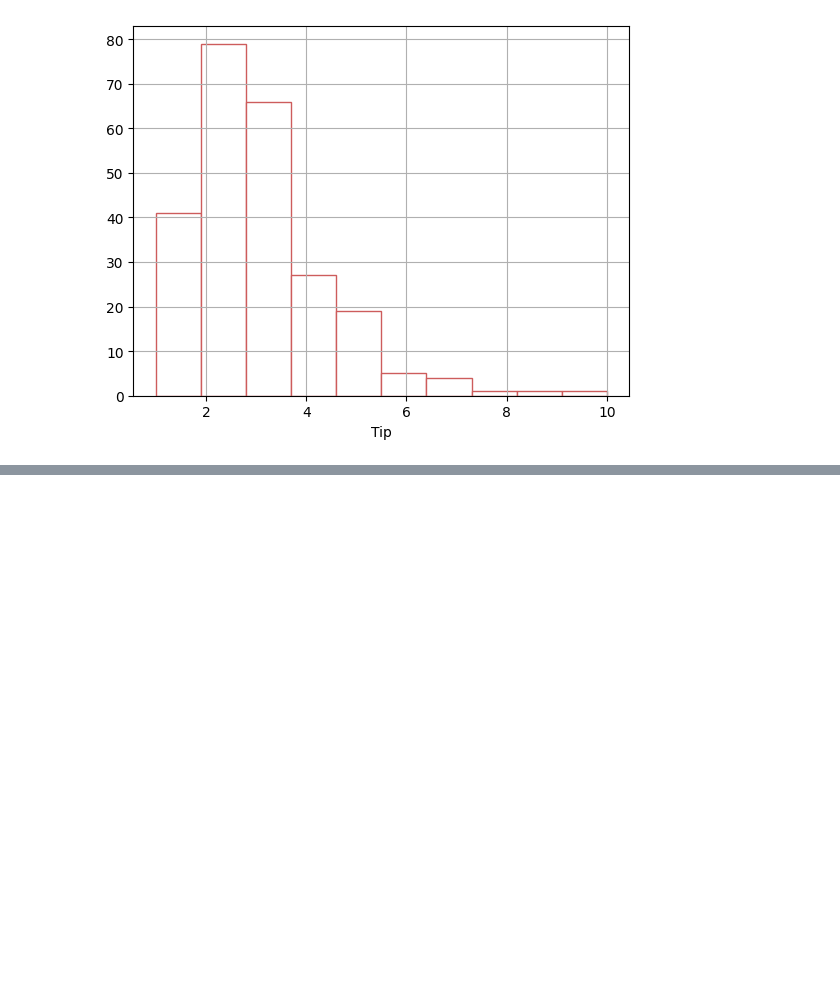
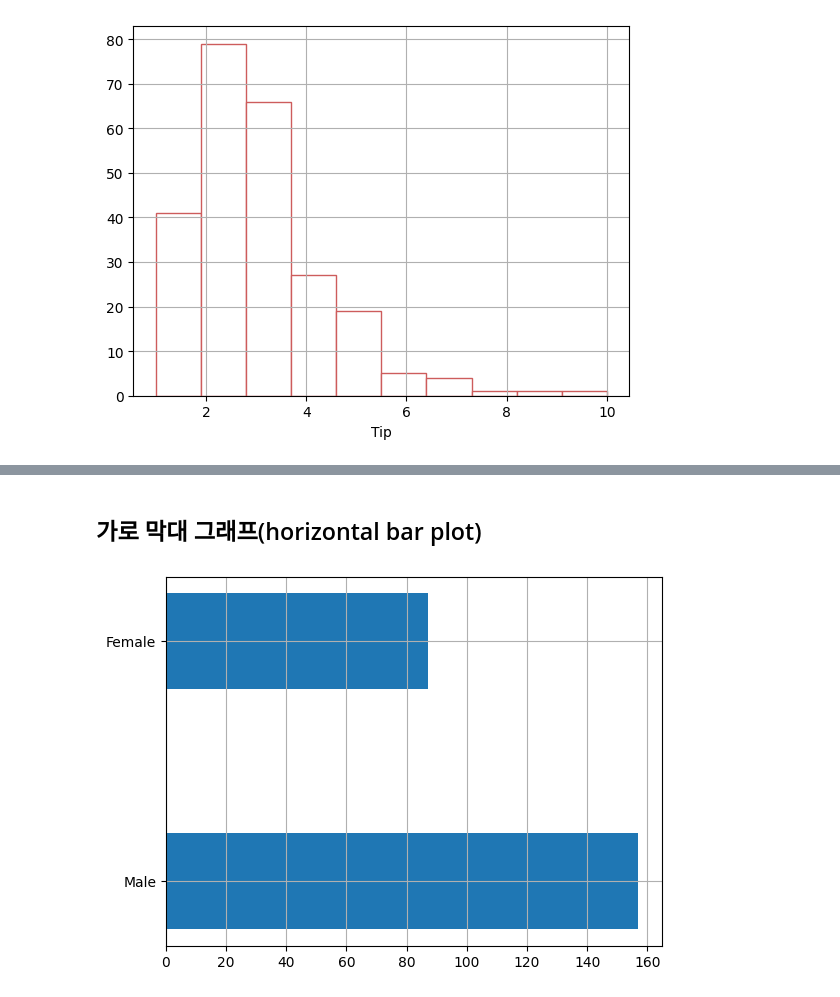
Before and after one commit to JakeOh/202504_itwill_oracle88, a Jupyter notebook: python20.ipynb, the cells around one changed output, grey strips where cells are left out. Saved outputs shown, nothing was run; the diff lists cells and outputs as text; code cells hidden in the pictures; blank space fills up the shorter version.

```diff
--- a/python20.ipynb
+++ b/python20.ipynb
@@ -310,0 +343,10 @@ plt.show()
+# %% [markdown]
+## 가로 막대 그래프(horizontal bar plot)
+# %%
+plt.barh(y=gender_counts.index,       # y=카테고리(범주)
+         width=gender_counts.values,  # width=막대 가로 길이. 빈도수
+         height=0.4)                  # height=막대 세로 길이. 기본값은 0.8
+plt.grid()
+plt.show()
+# %% [output]
+[figure, added]
```
Also changed, not shown: parts of 14 cells of this notebook.
